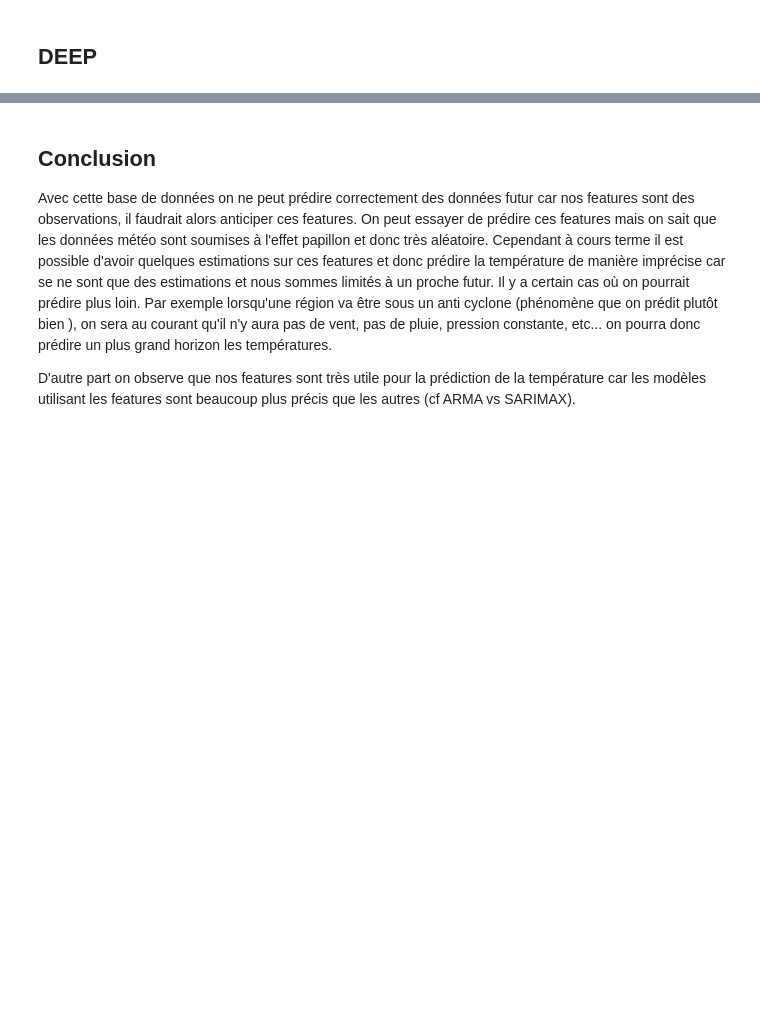
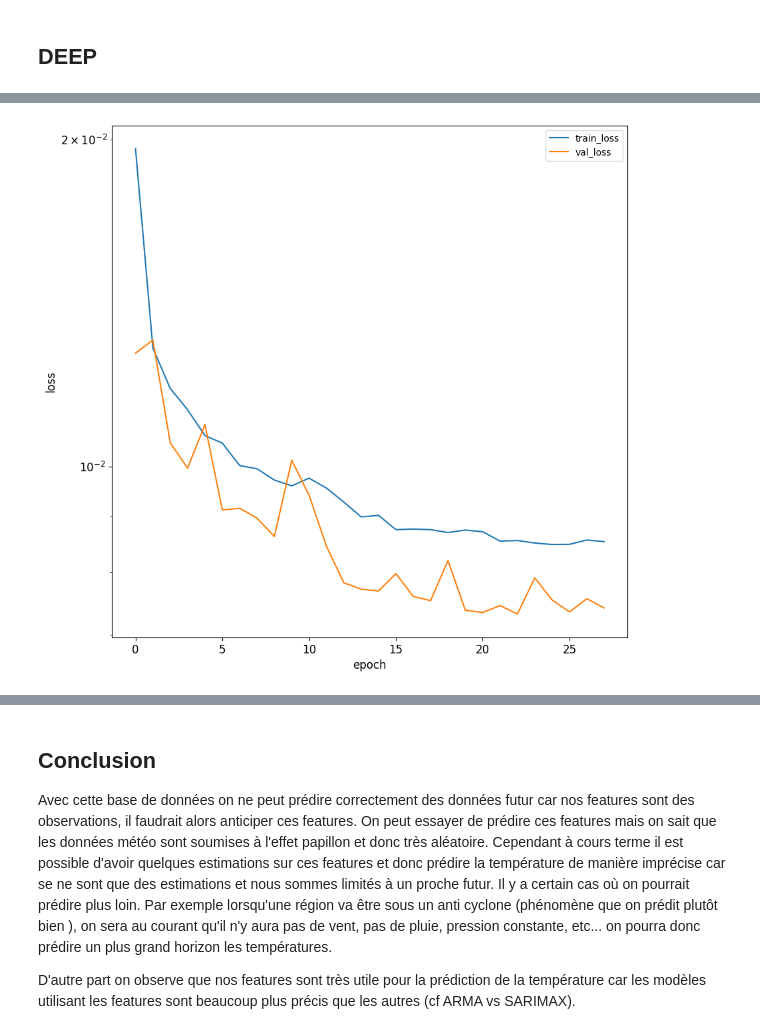
Before and after one commit to JAndretti/Projet-Time-Series-E5, a Jupyter notebook: main.ipynb, the cells around one changed output, grey strips where cells are left out. Cells and saved outputs as stored; diff of their text form; code cells hidden in the pictures; blank space fills up the shorter version.

```diff
--- a/main.ipynb
+++ b/main.ipynb
@@ -696,3 +754,8 @@ model.compile(optimizer=Adam(learning_rate=0.001),
+# %%
+model.compile(optimizer='RMSprop', loss='mse')
+# %%
+from keras.callbacks import EarlyStopping
+earlystop = EarlyStopping(monitor='val_loss', min_delta=0, patience=5)
 # %%
 
 model.summary()
@@ -699,2 +777,0 @@ model.summary()
-# %%
-model.fit(generator,epochs=200,steps_per_epoch=3,verbose=False)
@@ -706,0 +778,8 @@ plt.show()
+# %%
+history = model.fit(X_train,
+                    y_train,
+                    batch_size=BATCH_SIZE,
+                    epochs=EPOCHS,
+                    validation_data=(X_valid, y_valid),
+                    callbacks=[earlystop],
+                    verbose=1)
@@ -706,0 +810,8 @@ plt.show()
+# %%
+plot_df = pd.DataFrame.from_dict({'train_loss':history.history['loss'], 'val_loss':history.history['val_loss']})
+plot_df.plot(logy=True, figsize=(10,10), fontsize=12)
+plt.xlabel('epoch', fontsize=12)
+plt.ylabel('loss', fontsize=12)
+plt.show()
+# %% [output]
+[figure, added]
```
Also changed, not shown: parts of 31 cells of this notebook.
